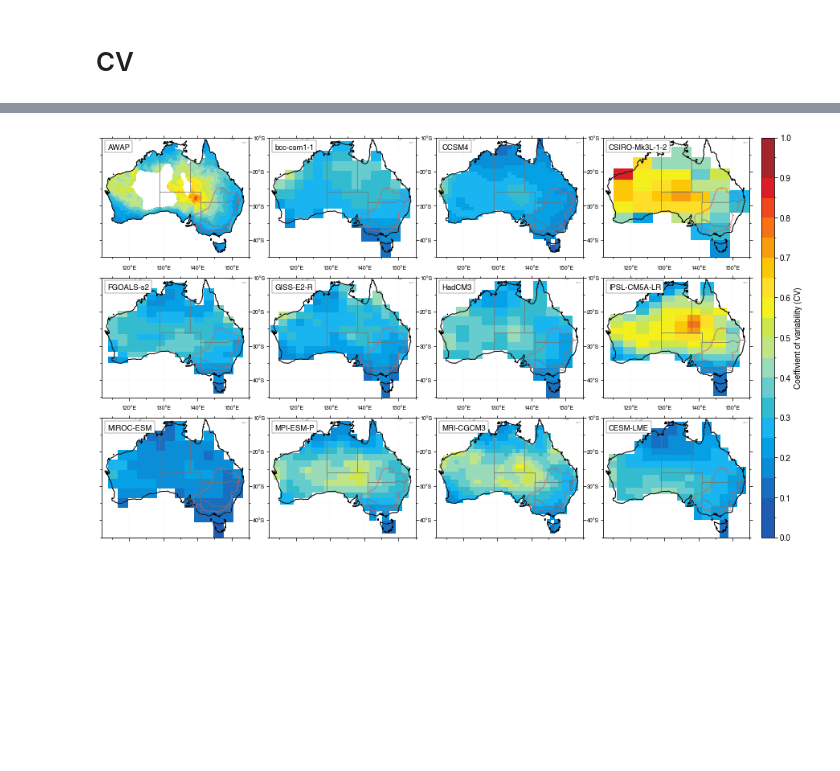
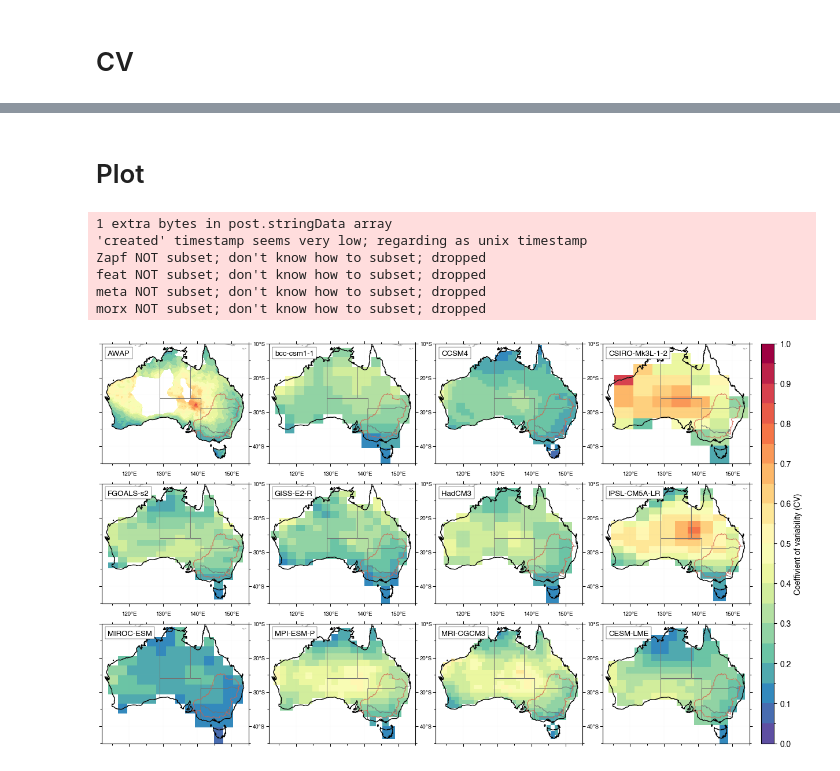
Before and after one commit to nickywright/aus-droughts-last-millennium, a Jupyter notebook: Fig2_CV_maps.ipynb, the cells around one changed output, grey strips where cells are left out. Saved outputs shown, nothing was run; the diff lists cells and outputs as text; code cells hidden in the pictures; blank space fills up the shorter version.

Commit message:
fix path names, change cmap
has warnings

```diff
--- a/Fig2_CV_maps.ipynb
+++ b/Fig2_CV_maps.ipynb
@@ -44,7 +45,9 @@ import gmtColormap as gmtColormap
 # Import files
 # %%
 # input_dir = '/g/data/w35/nw3057/drought_frequencies/'
-input_dir = '/Volumes/LaCie/droughts_through_time/files'
+# input_dir = '/Volumes/LaCie/droughts_through_time/files'
+input_dir = 'files'
+# input_dir = '/Users/nickywright/repos/palaeoclimate-lastmillennium/drought_frequencies/'
 # %%
 historical_year = 1900
 input_dir_hist = '%s/historical_%s' % (input_dir, historical_year)
@@ -449,9 +92,3 @@ Data variables:
-# %%
-historical_year = 1900
-input_dir_hist = '%s/historical_%s' % (input_dir, historical_year)
-
-
-awap_gf_annual = xr.open_dataset('%s/awap_gf_precip_hist_annual_v2.nc' % input_dir_hist)
 # %% [markdown]
 ## defs
 # %%
@@ -832,24 +366,28 @@ palette = LinearSegmentedColormap('my_colormap', cpt)
+# %% [markdown]
+# Plot
 # %%
 drought_type = 'CV'
-drought_type_sig = 'CV'
 
 data_hist = [awap_gf_annual[drought_type], bcc_precip_hist_annual_aus[drought_type], ccsm4_precip_hist_annual_aus[drought_type],
              csiro_mk3l_precip_hist_annual_aus[drought_type],
              fgoals_s2_precip_hist_annual_aus[drought_type], giss_28_precip_hist_annual_aus[drought_type],
              hadcm3_precip_hist_annual_aus[drought_type], ipsl_precip_hist_annual_aus[drought_type],
              miroc_precip_hist_annual_aus[drought_type], mpi_precip_hist_annual_aus[drought_type],
              mri_precip_hist_annual_aus[drought_type], ff2_precip_hist_annual_aus[drought_type]]
 
 colorbar_label = ['Coeffivient of variability (CV)']
 contour_levels_max = np.arange(0, 1.05, 0.05)
-# cmap_max = plt.cm.get_cmap('Spectral_r')
-cmap = palette
-# cmap_max.set_over('#525252')
+cmap = plt.cm.get_cmap('Spectral_r')
 cbar_minor_ticks_actual = np.arange(0,1.05,0.05)
 
 
 plot_maps(lons_hist, lats_hist, data_hist, cmap, contour_levels_max,
-          colorbar_label, '/Users/nickywright/PostDoc/Manuscripts/Wright_etal_drought-frequencies/Figure2/Fig2', np.arange(0, 1.2, 0.1),
-          None, cbar_minor_ticks=True)
+          colorbar_label, 'Fig2', drought_type, np.arange(0, 1.2, 0.1), None, cbar_minor_ticks=True)
 # %% [output]
+1 extra bytes in post.stringData array
+'created' timestamp seems very low; regarding as unix timestamp
+Zapf NOT subset; don't know how to subset; dropped
+feat NOT subset; don't know how to subset; dropped
+meta NOT subset; don't know how to subset; dropped
+morx NOT subset; don't know how to subset; dropped
-[figure, old version]
+[figure, new version]
```
Also changed, not shown: parts of 32 cells of this notebook, 2 other files.
